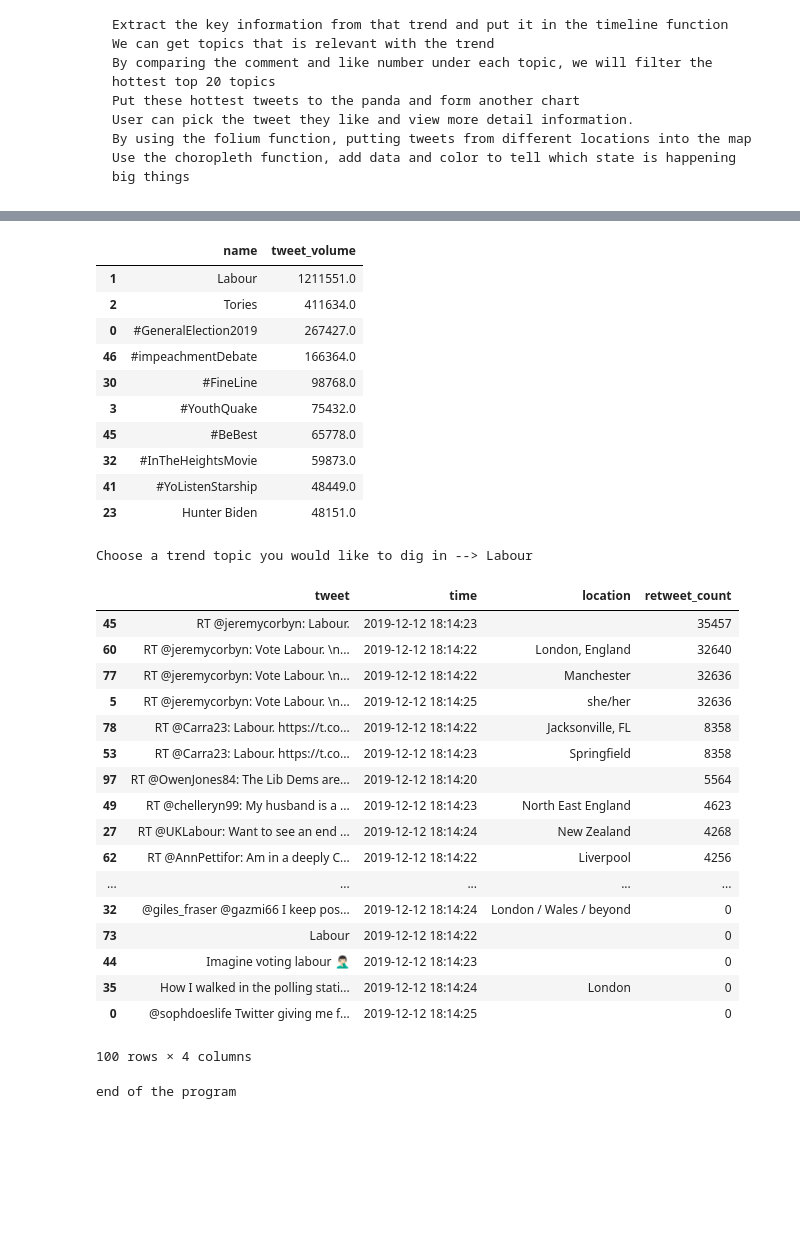
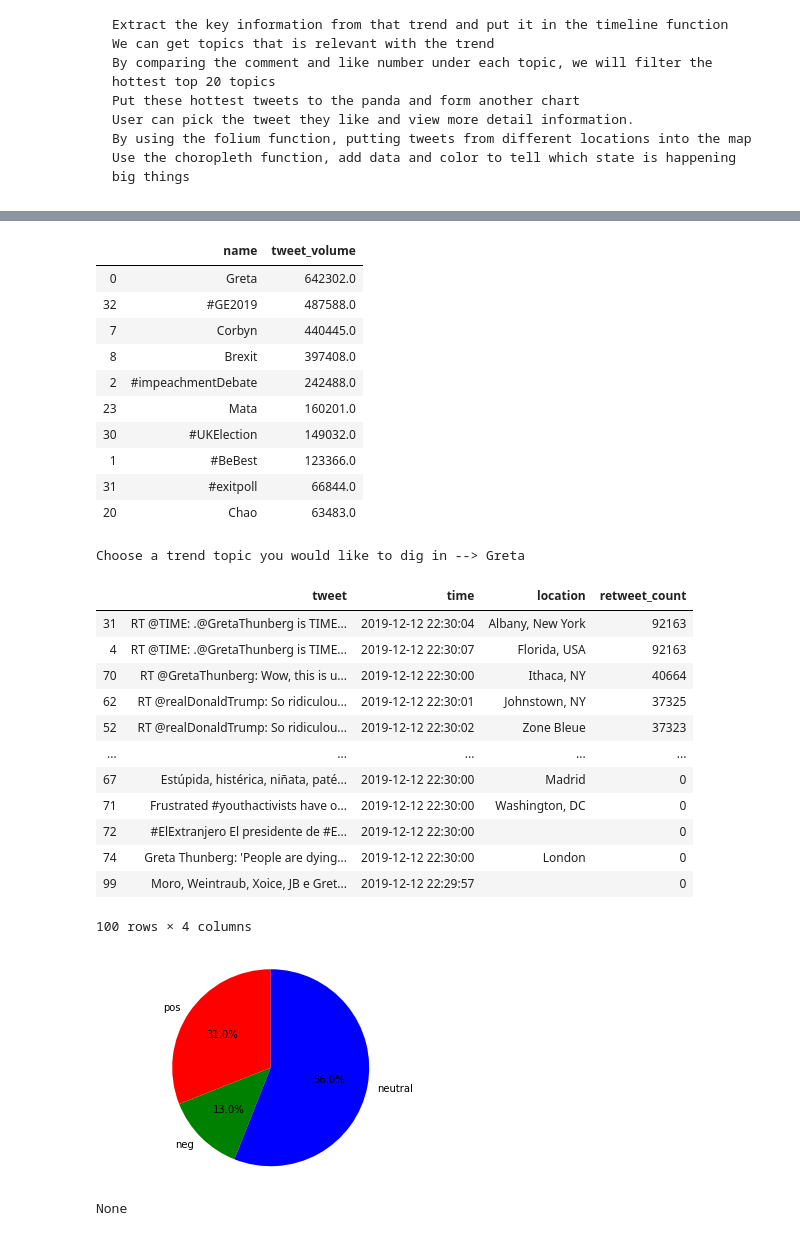
Before and after one commit to liduan-su/fall-2019-ist256-project, a Jupyter notebook: Program/The Program.ipynb, the cells around one changed output, grey strips where cells are left out. Drawn from its saved outputs; the diff is of its cells as text; code cells hidden in the pictures; blank space fills up the shorter version.

```diff
--- a/Program/The Program.ipynb
+++ b/Program/The Program.ipynb
@@ -61,7 +65,24 @@ def tweet2df(tweets):
 
     return result_df
 
+def GetSentiment(text):
+    # todo write code to return dict of sentiment for text
+    url = 'http://text-processing.com/api/sentiment/'
+    options = { 'text' : text }
+    response = requests.post(url, data = options)
+    sentiment = response.json()
+    return sentiment
 
+def pie_graph():
+    labels = 'pos', 'neg', 'neutral'
+    colors = ['r', 'g','b']
+    plt.pie(sentiment, labels=labels, colors=colors,startangle=90, autopct='%.1f%%')
+    plt.axis('equal')
+    return plt.show()
+
+pos=0
+neg=0
+neutral=0
 usrPlace = input(f"Enter a place to see twitter trend --> ")
 trendid = find_availiable_trend(usrPlace)
 try:
@@ -77,6 +98,19 @@ result_df = tweet2df(result)
 
 display(result_df)
 
+
+for tweet in result:
+    if GetSentiment([tweet.text])['label']=='pos':
+        pos+=1
+    elif GetSentiment([tweet.text])['label']=='neg':
+        neg+=1
+    else:
+        neutral+=1
+
+sentiment=[pos,neg,neutral]
+
+display(pie_graph())
+
 print('end of the program')
 #trend.get(usrPlace, f'the {usrPlace} does not exist')
 # %% [output]
@@ -85,31 +119,27 @@ here is the top 10 trending on twitter in London, sorted by tweet_volume
 |  | name | tweet_volume |
-| 1 | Labour | 1211551.0 |
-| 2 | Tories | 411634.0 |
-| 0 | #GeneralElection2019 | 267427.0 |
-| 46 | #impeachmentDebate | 166364.0 |
-| 30 | #FineLine | 98768.0 |
-| 3 | #YouthQuake | 75432.0 |
-| 45 | #BeBest | 65778.0 |
-| 32 | #InTheHeightsMovie | 59873.0 |
-| 41 | #YoListenStarship | 48449.0 |
-| 23 | Hunter Biden | 48151.0 |
+| 0 | Greta | 642302.0 |
+| 32 | #GE2019 | 487588.0 |
+| 7 | Corbyn | 440445.0 |
+| 8 | Brexit | 397408.0 |
+| 2 | #impeachmentDebate | 242488.0 |
+| 23 | Mata | 160201.0 |
+| 30 | #UKElection | 149032.0 |
+| 1 | #BeBest | 123366.0 |
+| 31 | #exitpoll | 66844.0 |
+| 20 | Chao | 63483.0 |
-Choose a trend topic you would like to dig in --> Labour
+Choose a trend topic you would like to dig in --> Greta
 |  | tweet | time | location | retweet_count |
-| 45 | RT @jeremycorbyn: Labour. | 2019-12-12 18:14:23 |  | 35457 |
-| 60 | RT @jeremycorbyn: Vote Labour. \n... | 2019-12-12 18:14:22 | London, England | 32640 |
-| 77 | RT @jeremycorbyn: Vote Labour. \n... | 2019-12-12 18:14:22 | Manchester | 32636 |
-| 5 | RT @jeremycorbyn: Vote Labour. \n... | 2019-12-12 18:14:25 | she/her | 32636 |
-| 78 | RT @Carra23: Labour. https://t.co... | 2019-12-12 18:14:22 | Jacksonville, FL | 8358 |
-| 53 | RT @Carra23: Labour. https://t.co... | 2019-12-12 18:14:23 | Springfield | 8358 |
-| 97 | RT @OwenJones84: The Lib Dems are... | 2019-12-12 18:14:20 |  | 5564 |
-| 49 | RT @chelleryn99: My husband is a ... | 2019-12-12 18:14:23 | North East England | 4623 |
-| 27 | RT @UKLabour: Want to see an end ... | 2019-12-12 18:14:24 | New Zealand | 4268 |
-| 62 | RT @AnnPettifor: Am in a deeply C... | 2019-12-12 18:14:22 | Liverpool | 4256 |
+| 31 | RT @TIME: .@GretaThunberg is TIME... | 2019-12-12 22:30:04 | Albany, New York | 92163 |
+| 4 | RT @TIME: .@GretaThunberg is TIME... | 2019-12-12 22:30:07 | Florida, USA | 92163 |
+| 70 | RT @GretaThunberg: Wow, this is u... | 2019-12-12 22:30:00 | Ithaca, NY | 40664 |
+| 62 | RT @realDonaldTrump: So ridiculou... | 2019-12-12 22:30:01 | Johnstown, NY | 37325 |
+| 52 | RT @realDonaldTrump: So ridiculou... | 2019-12-12 22:30:02 | Zone Bleue | 37323 |
 | ... | ... | ... | ... | ... |
-| 32 | @giles_fraser @gazmi66 I keep pos... | 2019-12-12 18:14:24 | London / Wales / beyond | 0 |
-| 73 | Labour | 2019-12-12 18:14:22 |  | 0 |
-| 44 | Imagine voting labour 🤦🏻‍♂️ | 2019-12-12 18:14:23 |  | 0 |
-| 35 | How I walked in the polling stati... | 2019-12-12 18:14:24 | London | 0 |
-| 0 | @sophdoeslife Twitter giving me f... | 2019-12-12 18:14:25 |  | 0 |
+| 67 | Estúpida, histérica, niñata, paté... | 2019-12-12 22:30:00 | Madrid | 0 |
+| 71 | Frustrated #youthactivists have o... | 2019-12-12 22:30:00 | Washington, DC | 0 |
+| 72 | #ElExtranjero El presidente de #E... | 2019-12-12 22:30:00 |  | 0 |
+| 74 | Greta Thunberg: 'People are dying... | 2019-12-12 22:30:00 | London | 0 |
+| 99 | Moro, Weintraub, Xoice, JB e Gret... | 2019-12-12 22:29:57 |  | 0 |
 100 rows × 4 columns
+[figure, added]
-end of the program
+None
```
Also changed, not shown: parts of 13 cells of this notebook.
